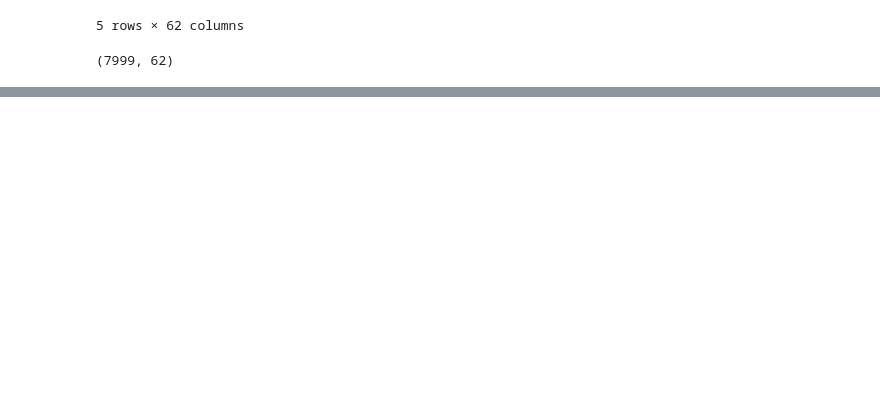
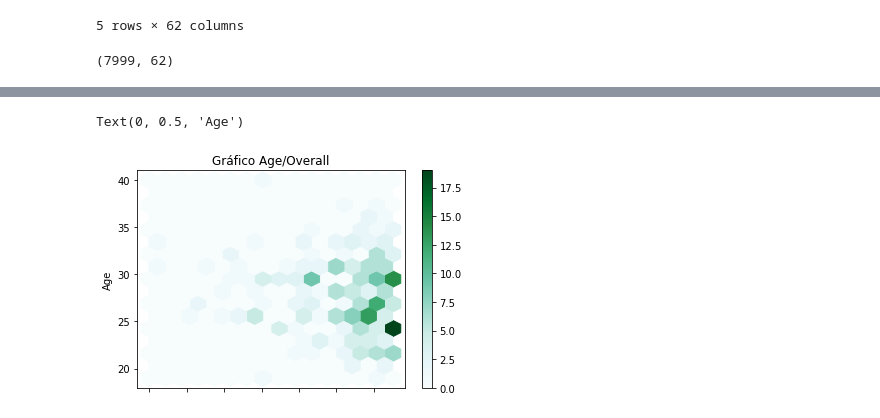
Before and after one commit to matiascabrejos/IA-Humai, a Jupyter notebook: repaso_2.ipynb, the cells around one changed output, grey strips where cells are left out. Cells and saved outputs as stored; diff of their text form; code cells hidden in the pictures; blank space fills up the shorter version.

```diff
--- a/repaso_2.ipynb
+++ b/repaso_2.ipynb
@@ -33,0 +120,9 @@ df.shape
+# %%
+df_filtrado.plot.hexbin(y='Age', x='Overall', gridsize=15,
+              title='Gráfico Age/Overall')
+plt.gca().invert_xaxis()
+plt.xlabel('Overall')
+plt.ylabel('Age')
+# %% [output]
+Text(0, 0.5, 'Age')
+[figure, added]
```
Also changed, not shown: parts of 12 cells of this notebook.
